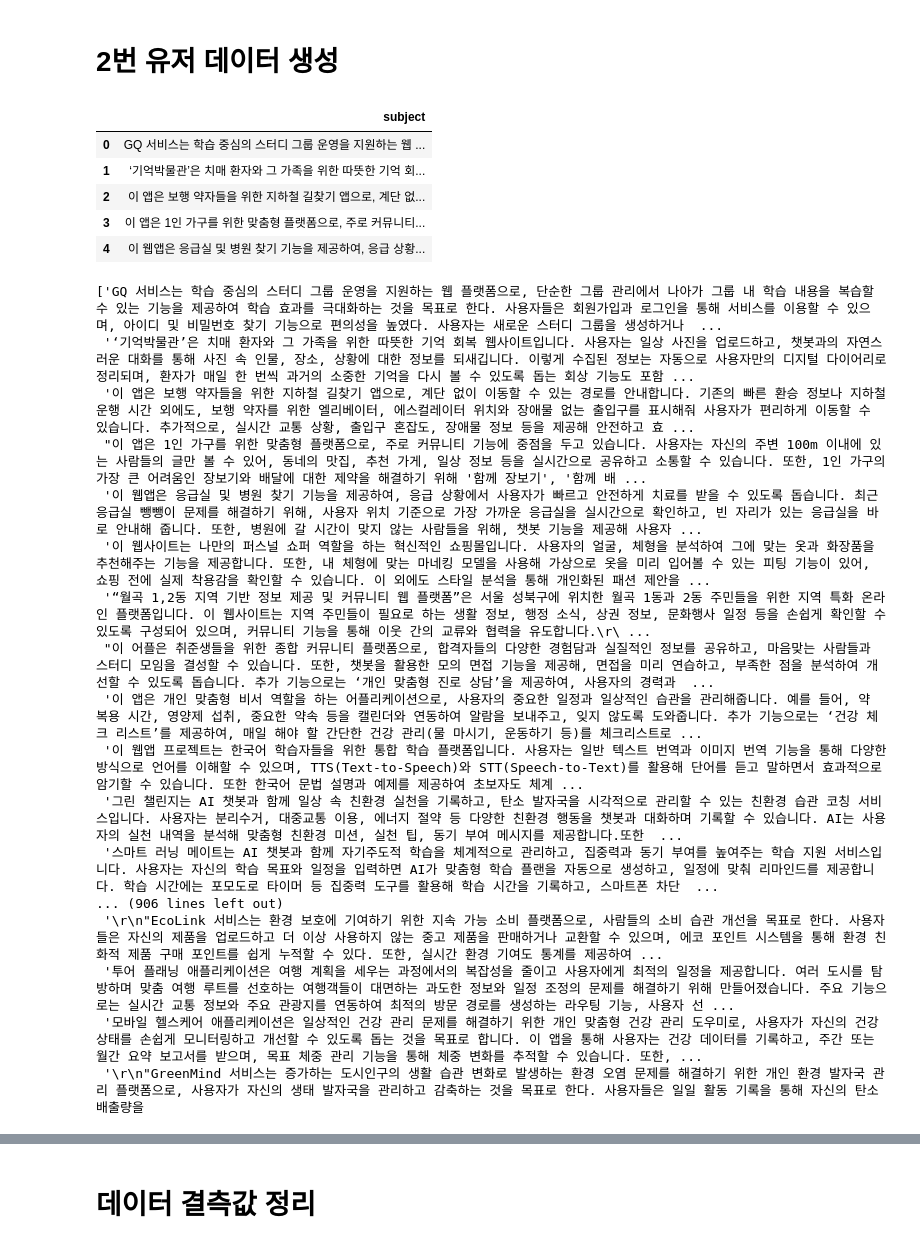
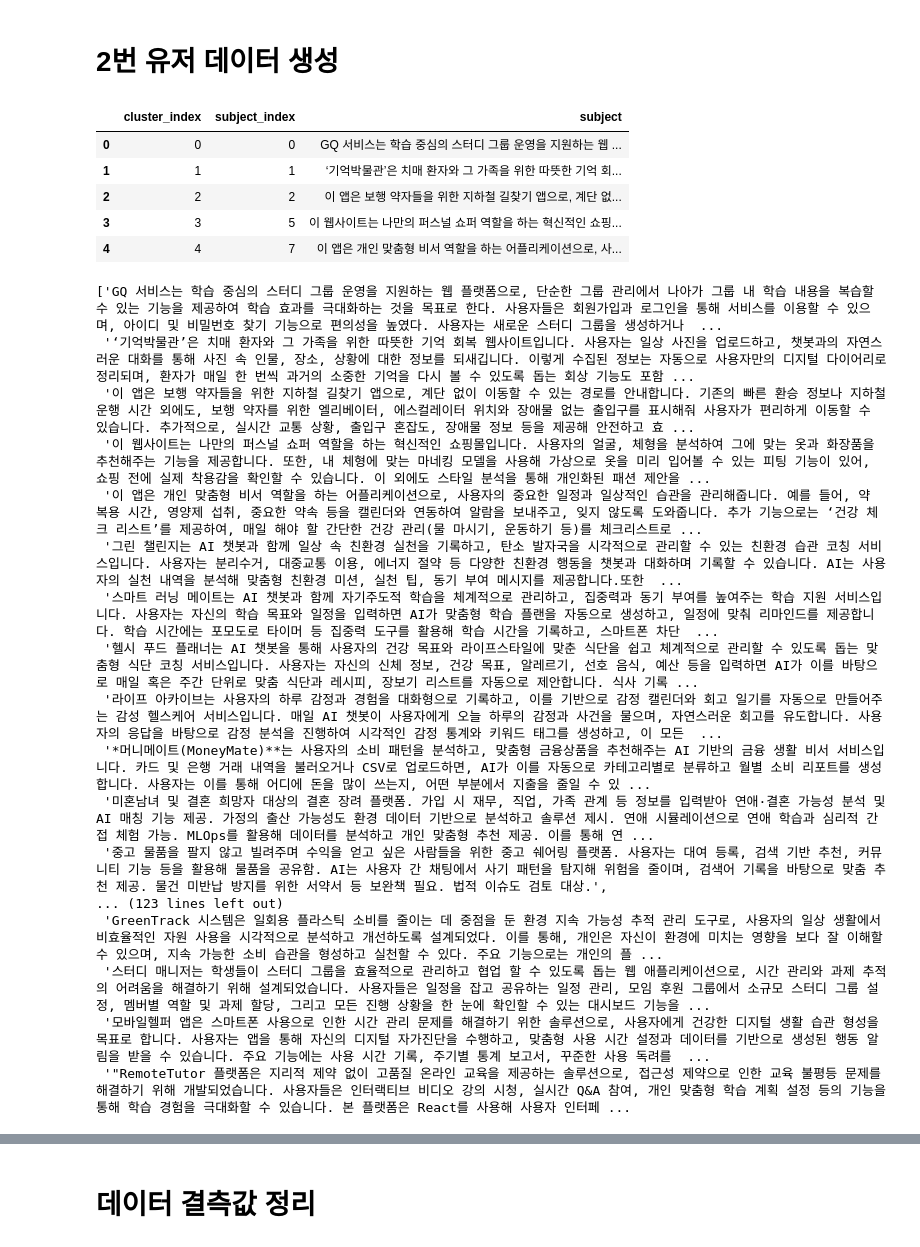
Before and after one commit to onxtorlo/HKtoss-backup-repo, a Jupyter notebook: Test Case/unsloth_finetuning/1.new_dataset_create.ipynb, the cells around one changed output, grey strips where cells are left out. Drawn from its saved outputs; the diff is of its cells as text; code cells hidden in the pictures.

```diff
--- a/Test Case/unsloth_finetuning/1.new_dataset_create.ipynb
+++ b/Test Case/unsloth_finetuning/1.new_dataset_create.ipynb
@@ -108,15 +108,15 @@ True
 # %% [markdown]
 # 2번 유저 데이터 생성
 # %%
-df = pd.read_csv('data/1.subject_processing_com_euc-kr.csv', encoding = 'euc-kr')
+df = pd.read_csv('data/main_subjects_with_index.csv')
 df.head()
 # %% [output]
-|  | subject |
-| 0 | GQ 서비스는 학습 중심의 스터디 그룹 운영을 지원하는 웹 ... |
-| 1 | ‘기억박물관’은 치매 환자와 그 가족을 위한 따뜻한 기억 회... |
-| 2 | 이 앱은 보행 약자들을 위한 지하철 길찾기 앱으로, 계단 없... |
-| 3 | 이 앱은 1인 가구를 위한 맞춤형 플랫폼으로, 주로 커뮤니티... |
-| 4 | 이 웹앱은 응급실 및 병원 찾기 기능을 제공하여, 응급 상황... |
+|  | cluster_index | subject_index | subject |
+| 0 | 0 | 0 | GQ 서비스는 학습 중심의 스터디 그룹 운영을 지원하는 웹 ... |
+| 1 | 1 | 1 | ‘기억박물관’은 치매 환자와 그 가족을 위한 따뜻한 기억 회... |
+| 2 | 2 | 2 | 이 앱은 보행 약자들을 위한 지하철 길찾기 앱으로, 계단 없... |
+| 3 | 3 | 5 | 이 웹사이트는 나만의 퍼스널 쇼퍼 역할을 하는 혁신적인 쇼핑... |
+| 4 | 4 | 7 | 이 앱은 개인 맞춤형 비서 역할을 하는 어플리케이션으로, 사... |
 # %%
 total_lst = df['subject'].tolist()
 total_lst
@@ -124,20 +124,20 @@ total_lst
 ['GQ 서비스는 학습 중심의 스터디 그룹 운영을 지원하는 웹 플랫폼으로, 단순한 그룹 관리에서 나아가 그룹 내 학습 내용을 복습할 수 있는 기능을 제공하여 학습 효과를 극대화하는 것을 목표로 한다. 사용자들은 회원가입과 로그인을 통해 서비스를 이용할 수 있으며, 아이디 및 비밀번호 찾기 기능으로 편의성을 높였다. 사용자는 새로운 스터디 그룹을 생성하거나  ...
  '‘기억박물관’은 치매 환자와 그 가족을 위한 따뜻한 기억 회복 웹사이트입니다. 사용자는 일상 사진을 업로드하고, 챗봇과의 자연스러운 대화를 통해 사진 속 인물, 장소, 상황에 대한 정보를 되새깁니다. 이렇게 수집된 정보는 자동으로 사용자만의 디지털 다이어리로 정리되며, 환자가 매일 한 번씩 과거의 소중한 기억을 다시 볼 수 있도록 돕는 회상 기능도 포함 ...
  '이 앱은 보행 약자들을 위한 지하철 길찾기 앱으로, 계단 없이 이동할 수 있는 경로를 안내합니다. 기존의 빠른 환승 정보나 지하철 운행 시간 외에도, 보행 약자를 위한 엘리베이터, 에스컬레이터 위치와 장애물 없는 출입구를 표시해줘 사용자가 편리하게 이동할 수 있습니다. 추가적으로, 실시간 교통 상황, 출입구 혼잡도, 장애물 정보 등을 제공해 안전하고 효 ...
- "이 앱은 1인 가구를 위한 맞춤형 플랫폼으로, 주로 커뮤니티 기능에 중점을 두고 있습니다. 사용자는 자신의 주변 100m 이내에 있는 사람들의 글만 볼 수 있어, 동네의 맛집, 추천 가게, 일상 정보 등을 실시간으로 공유하고 소통할 수 있습니다. 또한, 1인 가구의 가장 큰 어려움인 장보기와 배달에 대한 제약을 해결하기 위해 '함께 장보기', '함께 배 ...
- '이 웹앱은 응급실 및 병원 찾기 기능을 제공하여, 응급 상황에서 사용자가 빠르고 안전하게 치료를 받을 수 있도록 돕습니다. 최근 응급실 뺑뺑이 문제를 해결하기 위해, 사용자 위치 기준으로 가장 가까운 응급실을 실시간으로 확인하고, 빈 자리가 있는 응급실을 바로 안내해 줍니다. 또한, 병원에 갈 시간이 맞지 않는 사람들을 위해, 챗봇 기능을 제공해 사용자 ...
  '이 웹사이트는 나만의 퍼스널 쇼퍼 역할을 하는 혁신적인 쇼핑몰입니다. 사용자의 얼굴, 체형을 분석하여 그에 맞는 옷과 화장품을 추천해주는 기능을 제공합니다. 또한, 내 체형에 맞는 마네킹 모델을 사용해 가상으로 옷을 미리 입어볼 수 있는 피팅 기능이 있어, 쇼핑 전에 실제 착용감을 확인할 수 있습니다. 이 외에도 스타일 분석을 통해 개인화된 패션 제안을 ...
- '“월곡 1,2동 지역 기반 정보 제공 및 커뮤니티 웹 플랫폼”은 서울 성북구에 위치한 월곡 1동과 2동 주민들을 위한 지역 특화 온라인 플랫폼입니다. 이 웹사이트는 지역 주민들이 필요로 하는 생활 정보, 행정 소식, 상권 정보, 문화행사 일정 등을 손쉽게 확인할 수 있도록 구성되어 있으며, 커뮤니티 기능을 통해 이웃 간의 교류와 협력을 유도합니다.\r\ ...
- "이 어플은 취준생들을 위한 종합 커뮤니티 플랫폼으로, 합격자들의 다양한 경험담과 실질적인 정보를 공유하고, 마음맞는 사람들과 스터디 모임을 결성할 수 있습니다. 또한, 챗봇을 활용한 모의 면접 기능을 제공해, 면접을 미리 연습하고, 부족한 점을 분석하여 개선할 수 있도록 돕습니다. 추가 기능으로는 ‘개인 맞춤형 진로 상담’을 제공하여, 사용자의 경력과  ...
  '이 앱은 개인 맞춤형 비서 역할을 하는 어플리케이션으로, 사용자의 중요한 일정과 일상적인 습관을 관리해줍니다. 예를 들어, 약 복용 시간, 영양제 섭취, 중요한 약속 등을 캘린더와 연동하여 알람을 보내주고, 잊지 않도록 도와줍니다. 추가 기능으로는 ‘건강 체크 리스트’를 제공하여, 매일 해야 할 간단한 건강 관리(물 마시기, 운동하기 등)를 체크리스트로 ...
- '이 웹앱 프로젝트는 한국어 학습자들을 위한 통합 학습 플랫폼입니다. 사용자는 일반 텍스트 번역과 이미지 번역 기능을 통해 다양한 방식으로 언어를 이해할 수 있으며, TTS(Text-to-Speech)와 STT(Speech-to-Text)를 활용해 단어를 듣고 말하면서 효과적으로 암기할 수 있습니다. 또한 한국어 문법 설명과 예제를 제공하여 초보자도 체계 ...
  '그린 챌린지는 AI 챗봇과 함께 일상 속 친환경 실천을 기록하고, 탄소 발자국을 시각적으로 관리할 수 있는 친환경 습관 코칭 서비스입니다. 사용자는 분리수거, 대중교통 이용, 에너지 절약 등 다양한 친환경 행동을 챗봇과 대화하며 기록할 수 있습니다. AI는 사용자의 실천 내역을 분석해 맞춤형 친환경 미션, 실천 팁, 동기 부여 메시지를 제공합니다.또한  ...
  '스마트 러닝 메이트는 AI 챗봇과 함께 자기주도적 학습을 체계적으로 관리하고, 집중력과 동기 부여를 높여주는 학습 지원 서비스입니다. 사용자는 자신의 학습 목표와 일정을 입력하면 AI가 맞춤형 학습 플랜을 자동으로 생성하고, 일정에 맞춰 리마인드를 제공합니다. 학습 시간에는 포모도로 타이머 등 집중력 도구를 활용해 학습 시간을 기록하고, 스마트폰 차단  ...
-... (906 lines left out)
- '\r\n"EcoLink 서비스는 환경 보호에 기여하기 위한 지속 가능 소비 플랫폼으로, 사람들의 소비 습관 개선을 목표로 한다. 사용자들은 자신의 제품을 업로드하고 더 이상 사용하지 않는 중고 제품을 판매하거나 교환할 수 있으며, 에코 포인트 시스템을 통해 환경 친화적 제품 구매 포인트를 쉽게 누적할 수 있다. 또한, 실시간 환경 기여도 통계를 제공하여 ...
- '투어 플래닝 애플리케이션은 여행 계획을 세우는 과정에서의 복잡성을 줄이고 사용자에게 최적의 일정을 제공합니다. 여러 도시를 탐방하며 맞춤 여행 루트를 선호하는 여행객들이 대면하는 과도한 정보와 일정 조정의 문제를 해결하기 위해 만들어졌습니다. 주요 기능으로는 실시간 교통 정보와 주요 관광지를 연동하여 최적의 방문 경로를 생성하는 라우팅 기능, 사용자 선 ...
- '모바일 헬스케어 애플리케이션은 일상적인 건강 관리 문제를 해결하기 위한 개인 맞춤형 건강 관리 도우미로, 사용자가 자신의 건강 상태를 손쉽게 모니터링하고 개선할 수 있도록 돕는 것을 목표로 합니다. 이 앱을 통해 사용자는 건강 데이터를 기록하고, 주간 또는 월간 요약 보고서를 받으며, 목표 체중 관리 기능을 통해 체중 변화를 추적할 수 있습니다. 또한, ...
- '\r\n"GreenMind 서비스는 증가하는 도시인구의 생활 습관 변화로 발생하는 환경 오염 문제를 해결하기 위한 개인 환경 발자국 관리 플랫폼으로, 사용자가 자신의 생태 발자국을 관리하고 감축하는 것을 목표로 한다. 사용자들은 일일 활동 기록을 통해 자신의 탄소 배출량을
+ '헬시 푸드 플래너는 AI 챗봇을 통해 사용자의 건강 목표와 라이프스타일에 맞춘 식단을 쉽고 체계적으로 관리할 수 있도록 돕는 맞춤형 식단 코칭 서비스입니다. 사용자는 자신의 신체 정보, 건강 목표, 알레르기, 선호 음식, 예산 등을 입력하면 AI가 이를 바탕으로 매일 혹은 주간 단위로 맞춤 식단과 레시피, 장보기 리스트를 자동으로 제안합니다. 식사 기록 ...
+ '라이프 아카이브는 사용자의 하루 감정과 경험을 대화형으로 기록하고, 이를 기반으로 감정 캘린더와 회고 일기를 자동으로 만들어주는 감성 헬스케어 서비스입니다. 매일 AI 챗봇이 사용자에게 오늘 하루의 감정과 사건을 물으며, 자연스러운 회고를 유도합니다. 사용자의 응답을 바탕으로 감정 분석을 진행하여 시각적인 감정 통계와 키워드 태그를 생성하고, 이 모든  ...
+ '*머니메이트(MoneyMate)**는 사용자의 소비 패턴을 분석하고, 맞춤형 금융상품을 추천해주는 AI 기반의 금융 생활 비서 서비스입니다. 카드 및 은행 거래 내역을 불러오거나 CSV로 업로드하면, AI가 이를 자동으로 카테고리별로 분류하고 월별 소비 리포트를 생성합니다. 사용자는 이를 통해 어디에 돈을 많이 쓰는지, 어떤 부분에서 지출을 줄일 수 있 ...
+ '미혼남녀 및 결혼 희망자 대상의 결혼 장려 플랫폼. 가입 시 재무, 직업, 가족 관계 등 정보를 입력받아 연애·결혼 가능성 분석 및 AI 매칭 기능 제공. 가정의 출산 가능성도 환경 데이터 기반으로 분석하고 솔루션 제시. 연애 시뮬레이션으로 연애 학습과 심리적 간접 체험 가능. MLOps를 활용해 데이터를 분석하고 개인 맞춤형 추천 제공. 이를 통해 연 ...
+ '중고 물품을 팔지 않고 빌려주며 수익을 얻고 싶은 사람들을 위한 중고 쉐어링 플랫폼. 사용자는 대여 등록, 검색 기반 추천, 커뮤니티 기능 등을 활용해 물품을 공유함. AI는 사용자 간 채팅에서 사기 패턴을 탐지해 위험을 줄이며, 검색어 기록을 바탕으로 맞춤 추천 제공. 물건 미반납 방지를 위한 서약서 등 보완책 필요. 법적 이슈도 검토 대상.',
+... (123 lines left out)
+ 'GreenTrack 시스템은 일회용 플라스틱 소비를 줄이는 데 중점을 둔 환경 지속 가능성 추적 관리 도구로, 사용자의 일상 생활에서 비효율적인 자원 사용을 시각적으로 분석하고 개선하도록 설계되었다. 이를 통해, 개인은 자신이 환경에 미치는 영향을 보다 잘 이해할 수 있으며, 지속 가능한 소비 습관을 형성하고 실천할 수 있다. 주요 기능으로는 개인의 플 ...
+ '스터디 매니저는 학생들이 스터디 그룹을 효율적으로 관리하고 협업 할 수 있도록 돕는 웹 애플리케이션으로, 시간 관리와 과제 추적의 어려움을 해결하기 위해 설계되었습니다. 사용자들은 일정을 잡고 공유하는 일정 관리, 모임 후원 그룹에서 소규모 스터디 그룹 설정, 멤버별 역할 및 과제 할당, 그리고 모든 진행 상황을 한 눈에 확인할 수 있는 대시보드 기능을 ...
+ '모바일헬퍼 앱은 스마트폰 사용으로 인한 시간 관리 문제를 해결하기 위한 솔루션으로, 사용자에게 건강한 디지털 생활 습관 형성을 목표로 합니다. 사용자는 앱을 통해 자신의 디지털 자가진단을 수행하고, 맞춤형 사용 시간 설정과 데이터를 기반으로 생성된 행동 알림을 받을 수 있습니다. 주요 기능에는 사용 시간 기록, 주기별 통계 보고서, 꾸준한 사용 독려를  ...
+ '"RemoteTutor 플랫폼은 지리적 제약 없이 고품질 온라인 교육을 제공하는 솔루션으로, 접근성 제약으로 인한 교육 불평등 문제를 해결하기 위해 개발되었습니다. 사용자들은 인터랙티브 비디오 강의 시청, 실시간 Q&A 참여, 개인 맞춤형 학습 계획 설정 등의 기능을 통해 학습 경험을 극대화할 수 있습니다. 본 플랫폼은 React를 사용해 사용자 인터페 ...
 # %%
 # 유저 데이터 더미 생성 함수
 
```
Also changed, not shown: parts of 7 cells of this notebook, 17 other files.
